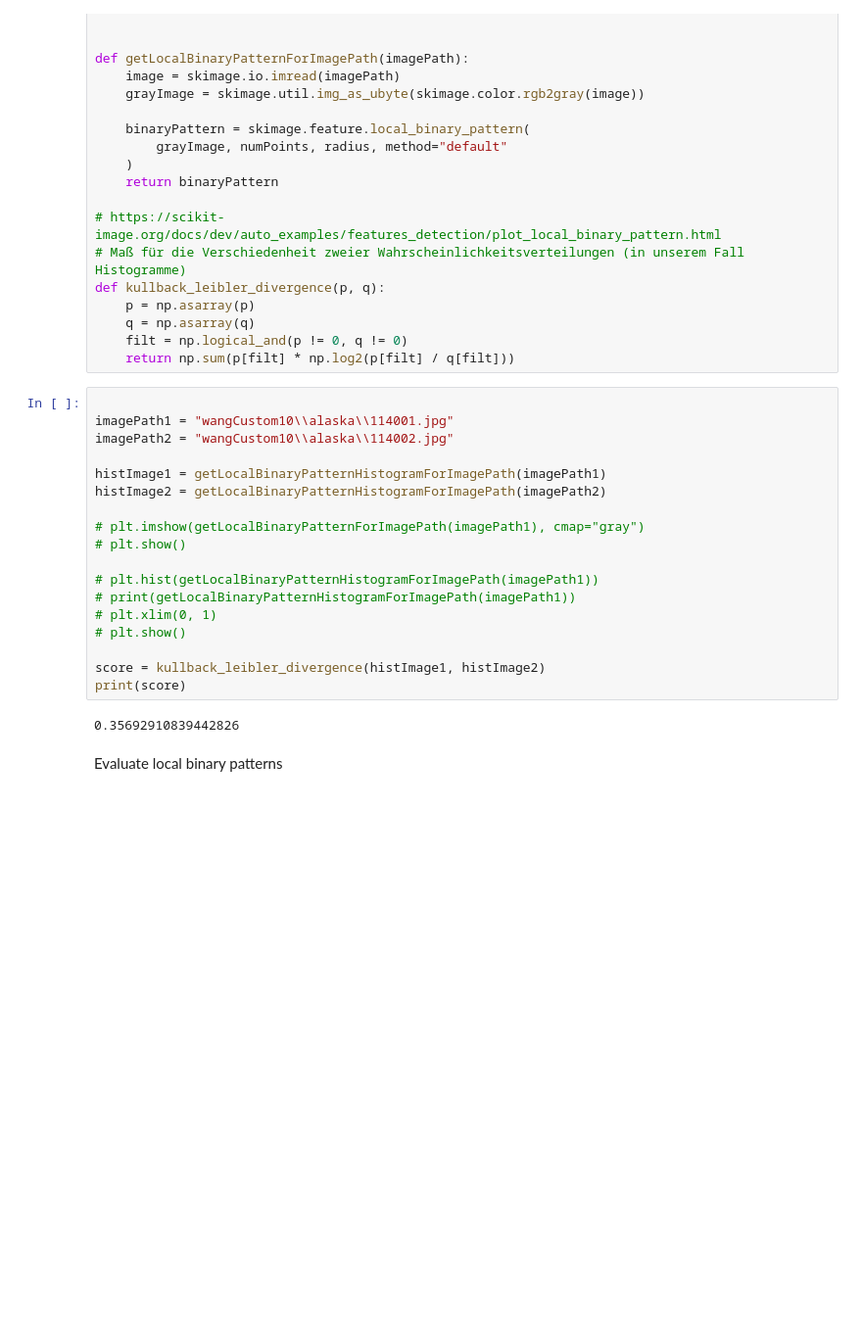
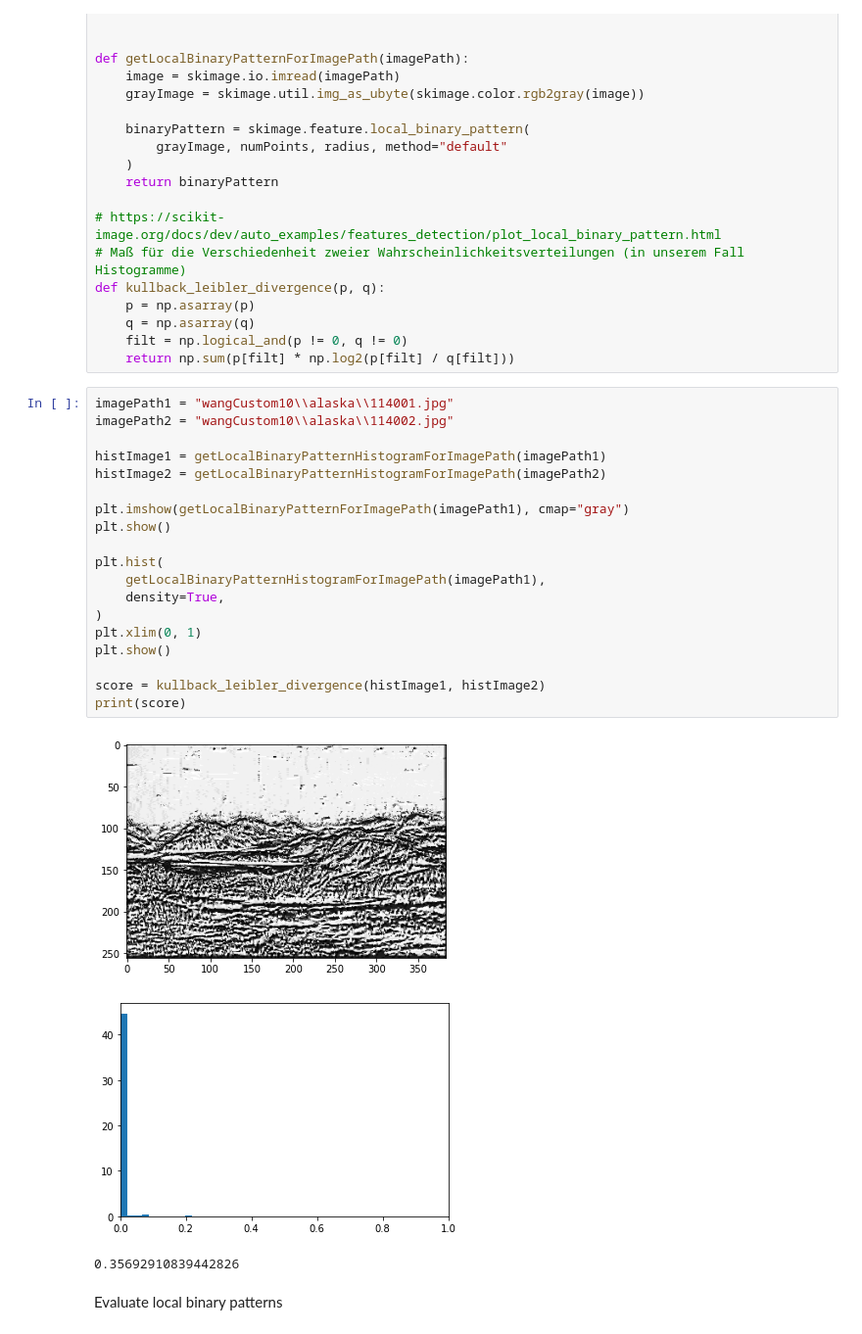
Before and after one commit to Bassadin/ML-for-CV-INM1, a Jupyter notebook: Tasks/Practical_04/Praktikum04_Bildsuche_mit_Merkmalen.ipynb, the cells around one changed output. Shown at 98% size. Drawn from its saved outputs; the diff is of its cells as text; blank space fills up the shorter version.

```diff
--- a/Tasks/Practical_04/Praktikum04_Bildsuche_mit_Merkmalen.ipynb
+++ b/Tasks/Practical_04/Praktikum04_Bildsuche_mit_Merkmalen.ipynb
@@ -296,24 +296,27 @@ def kullback_leibler_divergence(p, q):
     filt = np.logical_and(p != 0, q != 0)
     return np.sum(p[filt] * np.log2(p[filt] / q[filt]))
 # %%
-
 imagePath1 = "wangCustom10\\alaska\\114001.jpg"
 imagePath2 = "wangCustom10\\alaska\\114002.jpg"
 
 histImage1 = getLocalBinaryPatternHistogramForImagePath(imagePath1)
 histImage2 = getLocalBinaryPatternHistogramForImagePath(imagePath2)
 
-# plt.imshow(getLocalBinaryPatternForImagePath(imagePath1), cmap="gray")
-# plt.show()
+plt.imshow(getLocalBinaryPatternForImagePath(imagePath1), cmap="gray")
+plt.show()
 
-# plt.hist(getLocalBinaryPatternHistogramForImagePath(imagePath1))
-# print(getLocalBinaryPatternHistogramForImagePath(imagePath1))
-# plt.xlim(0, 1)
-# plt.show()
+plt.hist(
+    getLocalBinaryPatternHistogramForImagePath(imagePath1),
+    density=True,
+)
+plt.xlim(0, 1)
+plt.show()
 
 score = kullback_leibler_divergence(histImage1, histImage2)
 print(score)
 # %% [output]
+[figure, added]
+[figure, added]
 0.35692910839442826
 # %% [markdown]
 Evaluate local binary patterns
```
Also changed, not shown: parts of 2 cells of this notebook.
